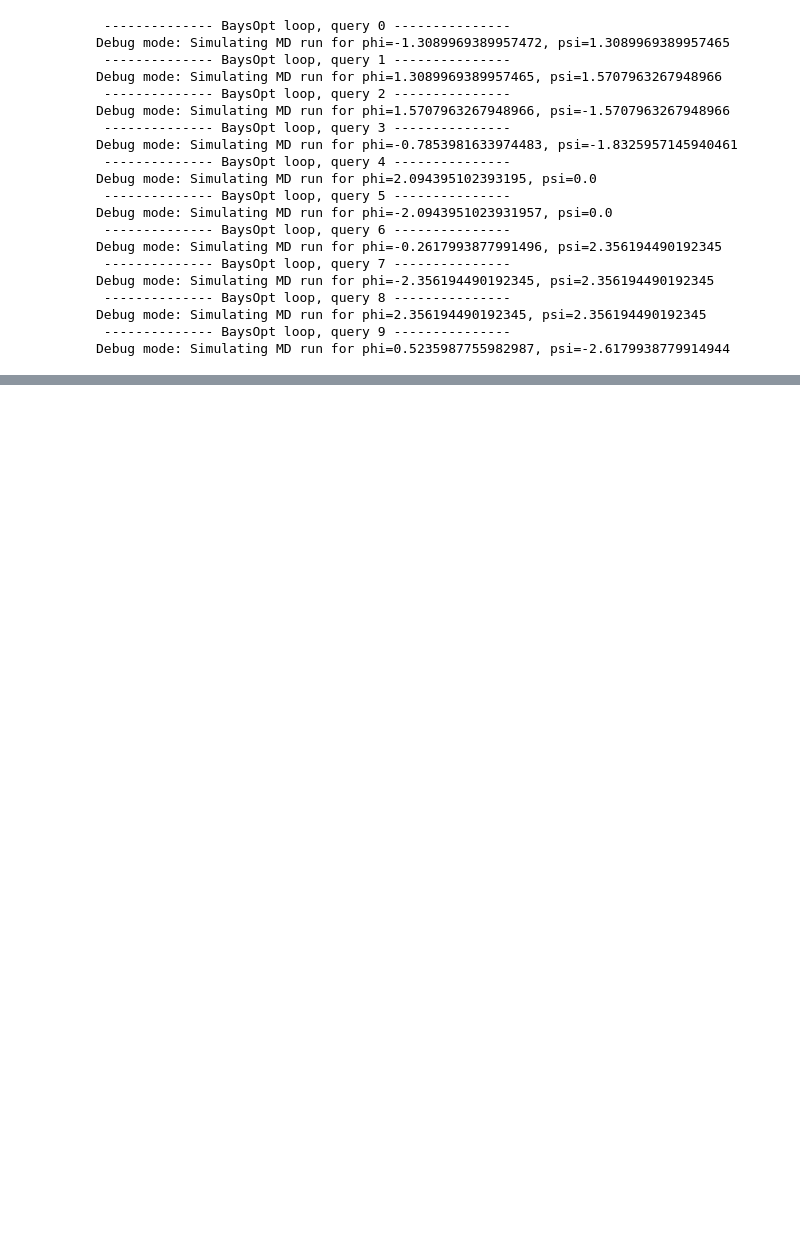
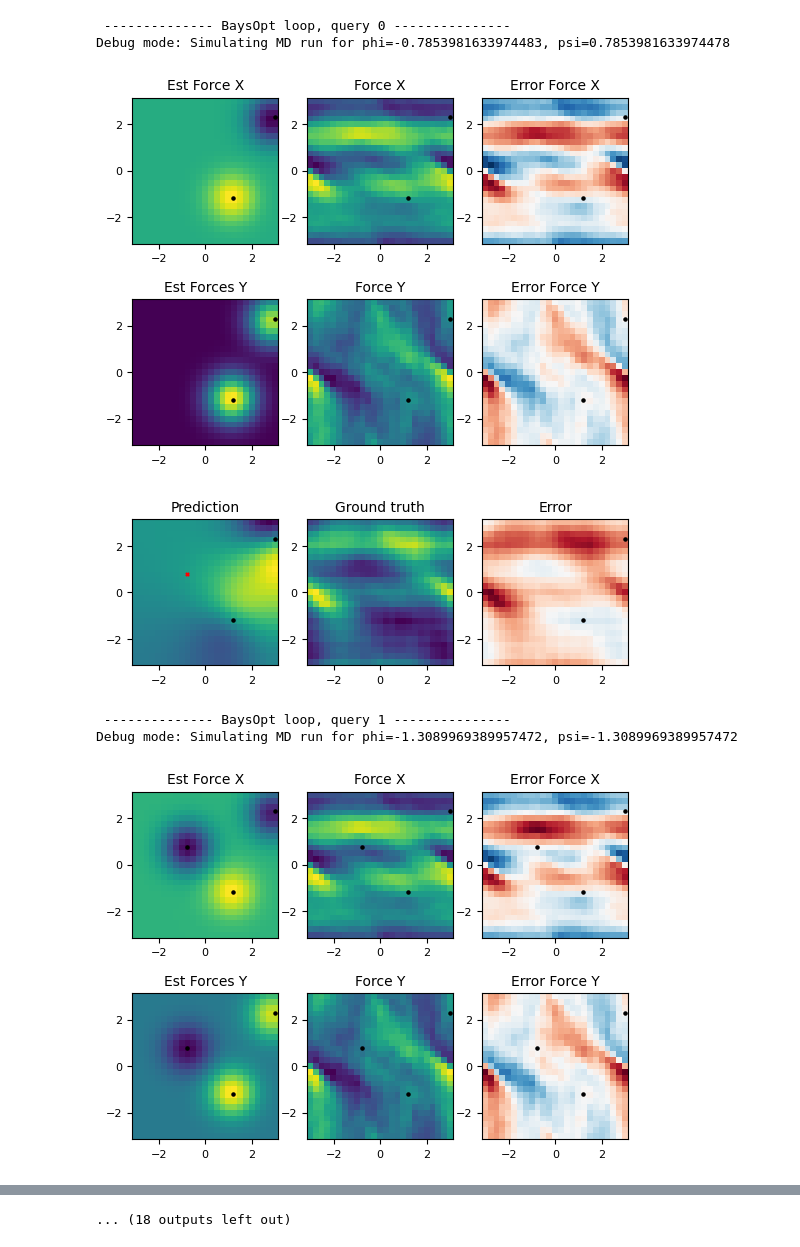
Before and after one commit to NicoRenaud/buq, a Jupyter notebook: docs/example.ipynb, the cells around one changed output, grey strips where cells are left out. Cells and saved outputs as stored; diff of their text form; code cells hidden in the pictures; blank space fills up the shorter version.

```diff
--- a/docs/example.ipynb
+++ b/docs/example.ipynb
@@ -31,24 +29,11 @@ Debug mode: Simulating MD run for phi=-2.528862311596102, psi=-1.481207893804031
 Surrogate model initialized
 # %%
-res = bq.run(10, plot_fit=False)
+res = bq.run(10, plot_fit=True)
 # %% [output]
  -------------- BaysOpt loop, query 0 ---------------
-Debug mode: Simulating MD run for phi=-1.3089969389957472, psi=1.3089969389957465
- -------------- BaysOpt loop, query 1 ---------------
-Debug mode: Simulating MD run for phi=1.3089969389957465, psi=1.5707963267948966
- -------------- BaysOpt loop, query 2 ---------------
-Debug mode: Simulating MD run for phi=1.5707963267948966, psi=-1.5707963267948966
- -------------- BaysOpt loop, query 3 ---------------
-Debug mode: Simulating MD run for phi=-0.7853981633974483, psi=-1.8325957145940461
- -------------- BaysOpt loop, query 4 ---------------
-Debug mode: Simulating MD run for phi=2.094395102393195, psi=0.0
- -------------- BaysOpt loop, query 5 ---------------
-Debug mode: Simulating MD run for phi=-2.0943951023931957, psi=0.0
- -------------- BaysOpt loop, query 6 ---------------
-Debug mode: Simulating MD run for phi=-0.2617993877991496, psi=2.356194490192345
- -------------- BaysOpt loop, query 7 ---------------
-Debug mode: Simulating MD run for phi=-2.356194490192345, psi=2.356194490192345
- -------------- BaysOpt loop, query 8 ---------------
-Debug mode: Simulating MD run for phi=2.356194490192345, psi=2.356194490192345
- -------------- BaysOpt loop, query 9 ---------------
-Debug mode: Simulating MD run for phi=0.5235987755982987, psi=-2.6179938779914944
+Debug mode: Simulating MD run for phi=-0.7853981633974483, psi=0.7853981633974478
+[figure, added]
+[figure, added]
+ -------------- BaysOpt loop, query 1 ---------------
+Debug mode: Simulating MD run for phi=-1.3089969389957472, psi=-1.3089969389957472
+[figure, added]
@@ -55,3 +49,4 @@ Debug mode: Simulating MD run for phi=0.5235987755982987, psi=-2.617993877991494
+... (18 outputs left out)
 # %%
 import matplotlib.pyplot as plt
 plt.plot(res.rmse)
```
Also changed, not shown: parts of 5 cells of this notebook, 2 other files.
